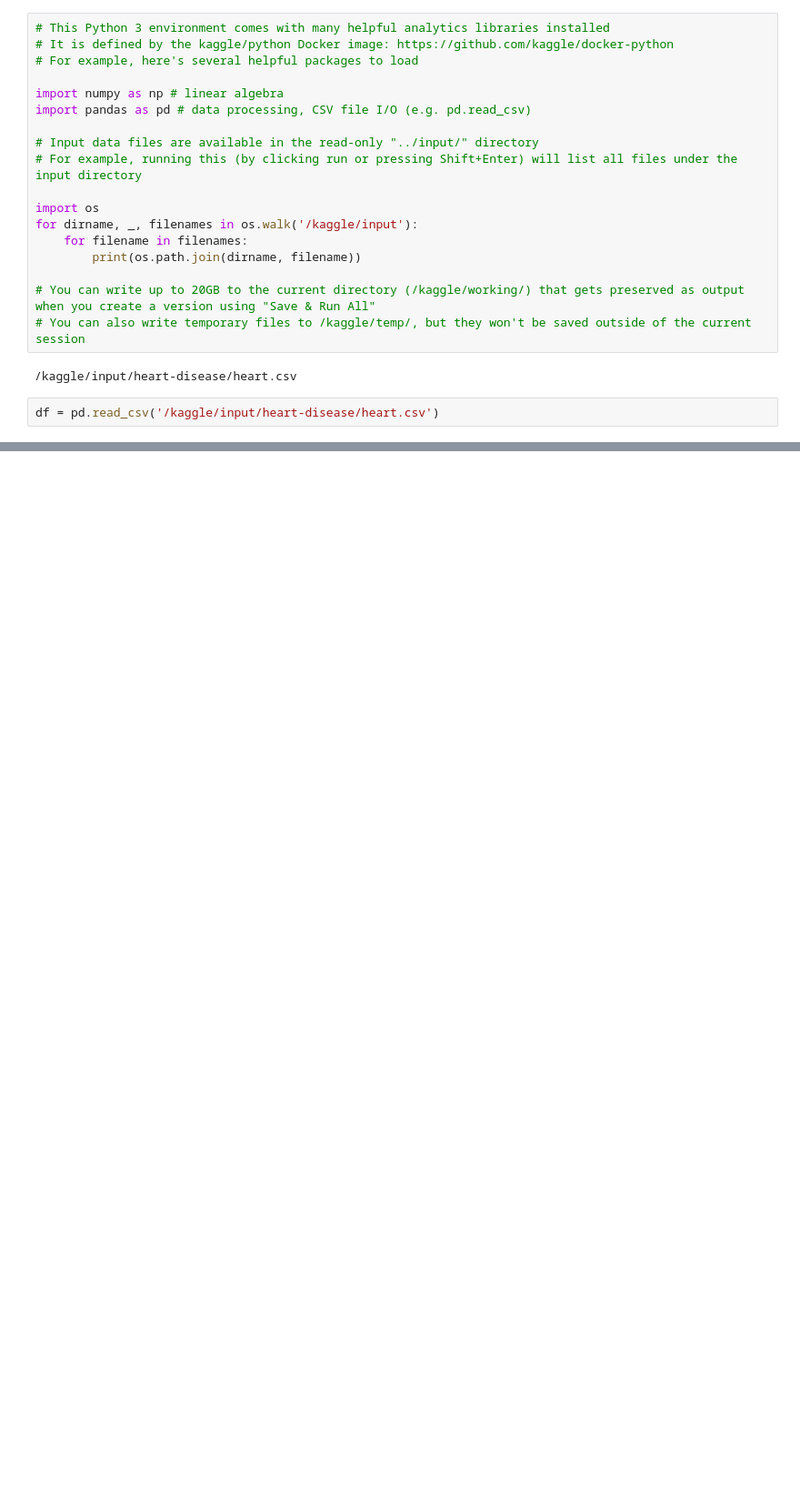
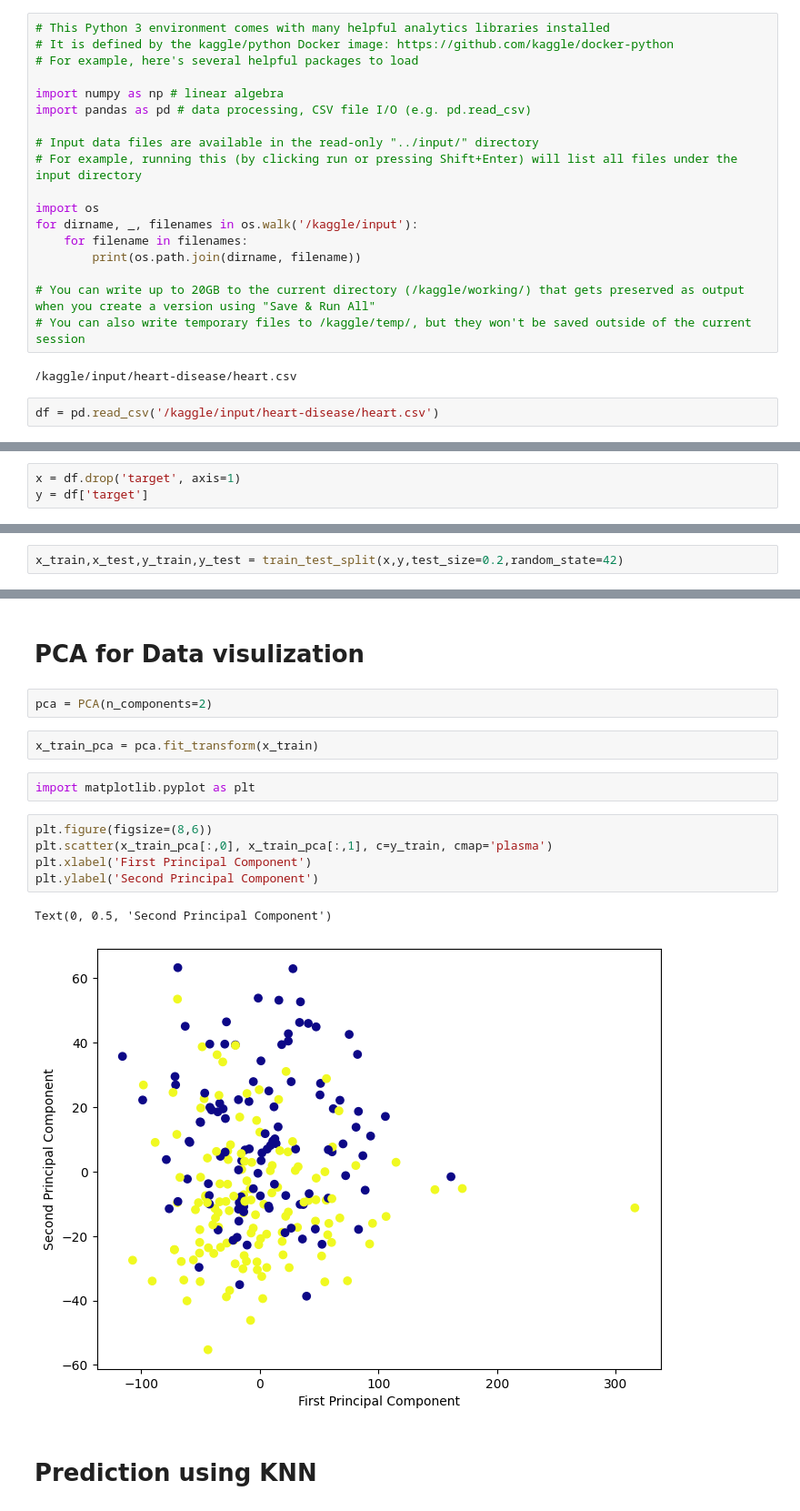
Before and after one commit to Vedshinde06/Heart-Disease-Prediction-Model, a Jupyter notebook: project-code.ipynb, the cells around one changed output, grey strips where cells are left out. Shown at 91% size. Drawn from its saved outputs; the diff is of its cells as text; blank space fills up the shorter version.

```diff
--- a/project-code.ipynb
+++ b/project-code.ipynb
@@ -31,0 +36,3 @@ df.sample(5)
+# %%
+x = df.drop('target', axis=1)
+y = df['target']
@@ -31,0 +60,2 @@ df.sample(5)
+# %%
+x_train,x_test,y_train,y_test = train_test_split(x,y,test_size=0.2,random_state=42)
@@ -31,0 +95,18 @@ df.sample(5)
+# %% [markdown]
+# PCA for Data visulization
+# %%
+pca = PCA(n_components=2)
+# %%
+x_train_pca = pca.fit_transform(x_train)
+# %%
+import matplotlib.pyplot as plt
+# %%
+plt.figure(figsize=(8,6))
+plt.scatter(x_train_pca[:,0], x_train_pca[:,1], c=y_train, cmap='plasma')
+plt.xlabel('First Principal Component')
+plt.ylabel('Second Principal Component')
+# %% [output]
+Text(0, 0.5, 'Second Principal Component')
+[figure, added]
+# %% [markdown]
+# Prediction using KNN
```
Also changed, not shown: parts of 15 cells of this notebook.
